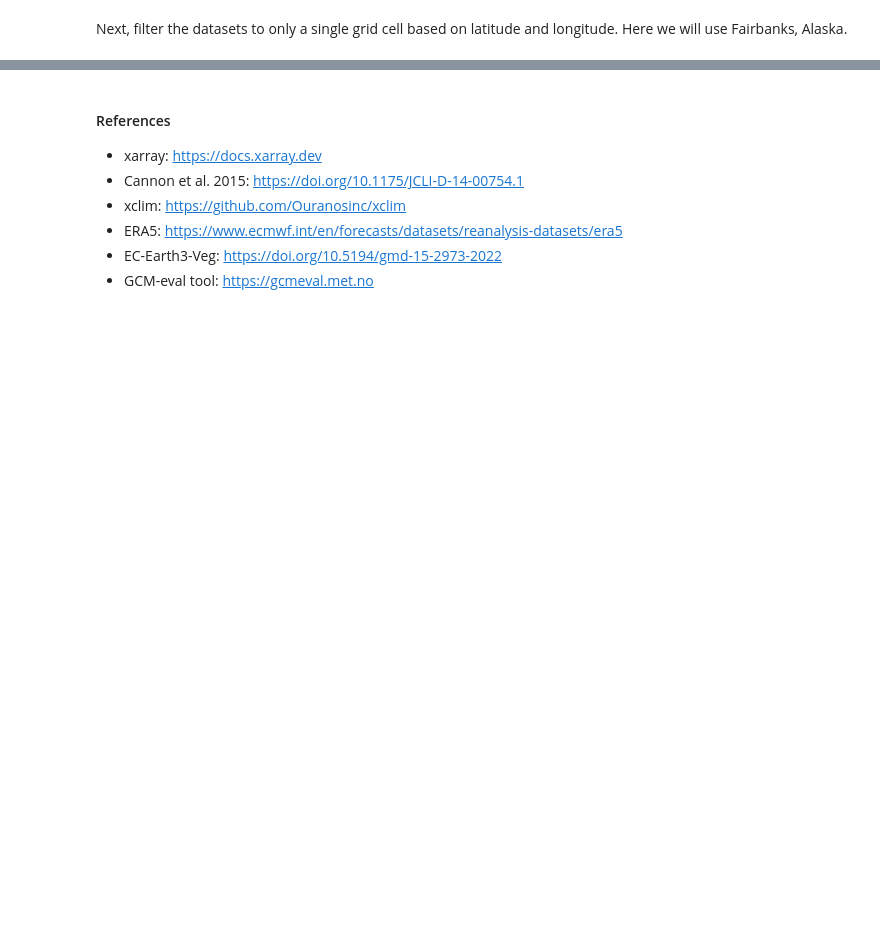
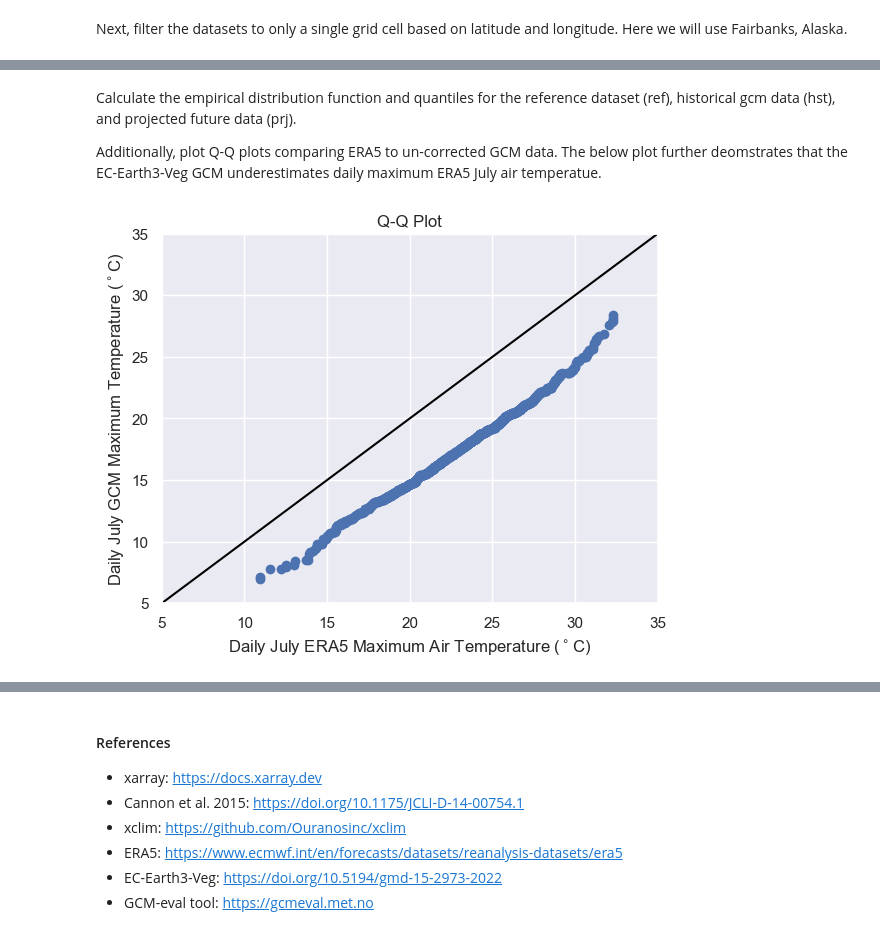
Before and after one commit to amyoung01/boreal_wildfire_feedbacks, a Jupyter notebook: notebooks/01_bias-correcting-GCMs.ipynb, the cells around one changed output, grey strips where cells are left out. Drawn from its saved outputs; the diff is of its cells as text; code cells hidden in the pictures; blank space fills up the shorter version.

```diff
--- a/notebooks/01_bias-correcting-GCMs.ipynb
+++ b/notebooks/01_bias-correcting-GCMs.ipynb
@@ -107,0 +218,23 @@ NameError: name 'x' is not defined
+# %% [markdown]
+
+Calculate the empirical distribution function and quantiles for the reference dataset (ref), historical gcm data (hst), and projected future data (prj).
+
+Additionally, plot Q-Q plots comparing ERA5 to un-corrected GCM data. The below plot further deomstrates that the EC-Earth3-Veg GCM underestimates daily maximum ERA5 July air temperatue.
+# %%
+ref_cdf, hst_quantiles = ecdf(
+    ref_pt['tasmax'].sel(time=ref_pt.time.dt.month==7).values,sort=True)
+hst_cdf, _ = ecdf(
+    hst_pt['tasmax'].sel(time=hst_pt.time.dt.month==7).values,sort=True)
+prj_cdf, prj_quantiles = ecdf(
+    prj_pt['tasmax'].sel(time=prj_pt.time.dt.month==7).values,sort=True)
+
+plt.scatter(ref_cdf,hst_cdf)
+plt.plot([5,35],[5,35],color='black') # 1:1 line
+plt.xlim(5,35)
+plt.ylim(5,35)
+plt.title('Q-Q Plot')
+plt.xlabel('Daily July ERA5 Maximum Air Temperature ($^\circ$C)')
+plt.ylabel('Daily July GCM Maximum Temperature ($^\circ$C)')
+plt.show()
+# %% [output]
+[figure, added]
```
Also changed, not shown: parts of 24 cells of this notebook.
